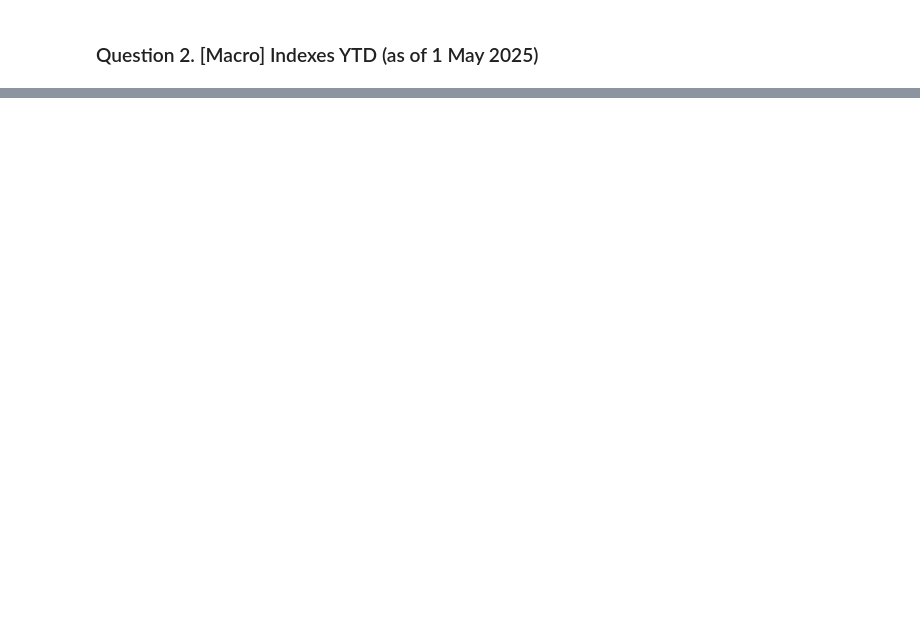
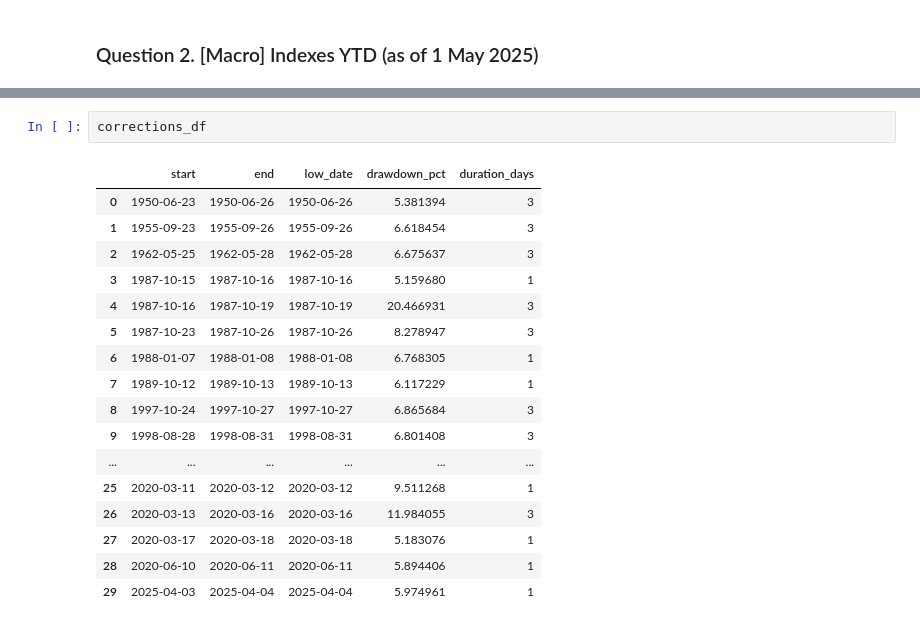
Before and after one commit to facundofacio/stock-markets-analytics-zoomcamp, a Jupyter notebook: homework/module_01/my_homework.ipynb, the cells around one changed output, grey strips where cells are left out. Saved outputs shown, nothing was run; the diff lists cells and outputs as text; blank space fills up the shorter version.

```diff
--- a/homework/module_01/my_homework.ipynb
+++ b/homework/module_01/my_homework.ipynb
@@ -181,0 +347,20 @@ ValueError: value_name (date) cannot match an element in the DataFrame columns.
+# %%
+corrections_df
+# %% [output]
+|  | start | end | low_date | drawdown_pct | duration_days |
+| 0 | 1950-06-23 | 1950-06-26 | 1950-06-26 | 5.381394 | 3 |
+| 1 | 1955-09-23 | 1955-09-26 | 1955-09-26 | 6.618454 | 3 |
+| 2 | 1962-05-25 | 1962-05-28 | 1962-05-28 | 6.675637 | 3 |
+| 3 | 1987-10-15 | 1987-10-16 | 1987-10-16 | 5.159680 | 1 |
+| 4 | 1987-10-16 | 1987-10-19 | 1987-10-19 | 20.466931 | 3 |
+| 5 | 1987-10-23 | 1987-10-26 | 1987-10-26 | 8.278947 | 3 |
+| 6 | 1988-01-07 | 1988-01-08 | 1988-01-08 | 6.768305 | 1 |
+| 7 | 1989-10-12 | 1989-10-13 | 1989-10-13 | 6.117229 | 1 |
+| 8 | 1997-10-24 | 1997-10-27 | 1997-10-27 | 6.865684 | 3 |
+| 9 | 1998-08-28 | 1998-08-31 | 1998-08-31 | 6.801408 | 3 |
+| ... | ... | ... | ... | ... | ... |
+| 25 | 2020-03-11 | 2020-03-12 | 2020-03-12 | 9.511268 | 1 |
+| 26 | 2020-03-13 | 2020-03-16 | 2020-03-16 | 11.984055 | 3 |
+| 27 | 2020-03-17 | 2020-03-18 | 2020-03-18 | 5.183076 | 1 |
+| 28 | 2020-06-10 | 2020-06-11 | 2020-06-11 | 5.894406 | 1 |
+| 29 | 2025-04-03 | 2025-04-04 | 2025-04-04 | 5.974961 | 1 |
```
Also changed, not shown: parts of 10 cells of this notebook.
